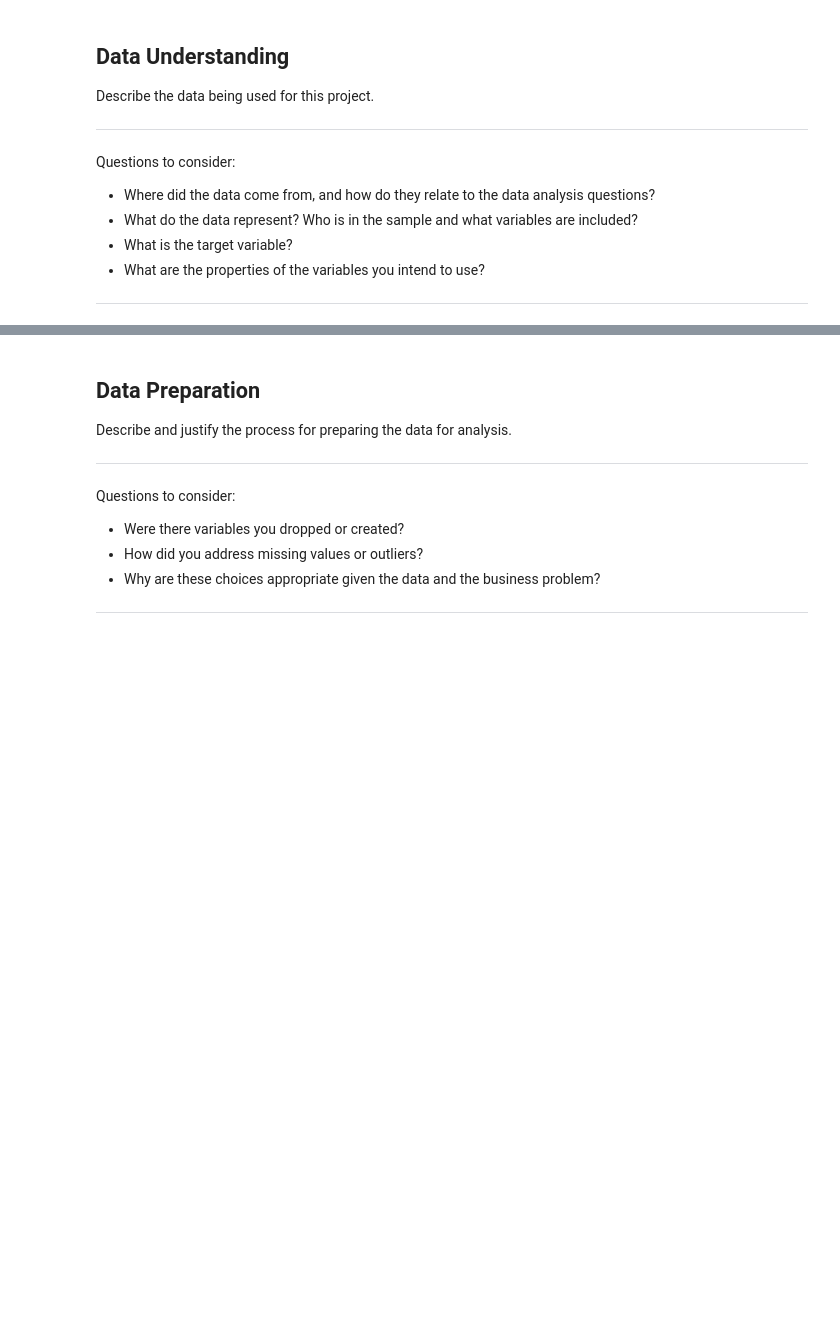
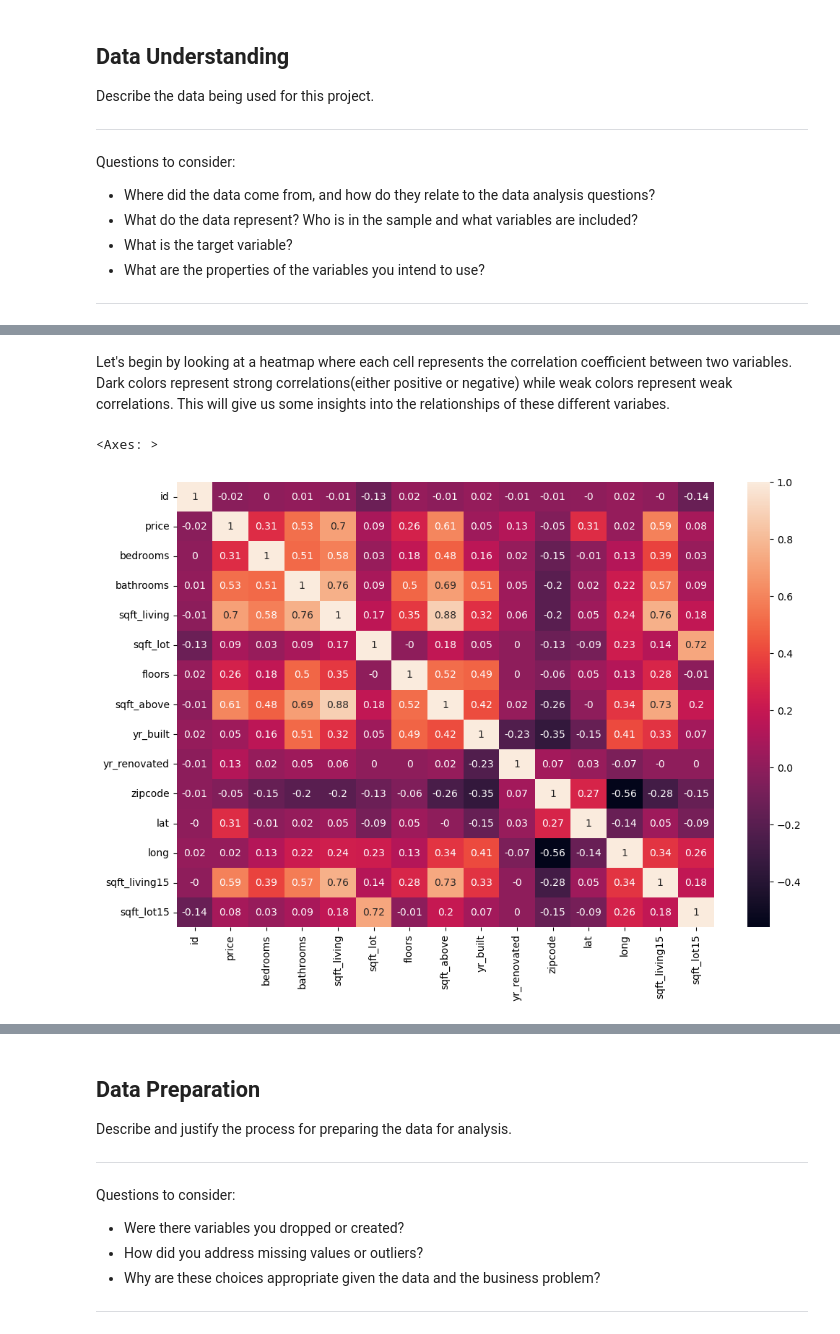
Before and after one commit to PerisWamoni/House-Sales-Analysis, a Jupyter notebook: house_sales.ipynb, the cells around one changed output, grey strips where cells are left out. Saved outputs shown, nothing was run; the diff lists cells and outputs as text; code cells hidden in the pictures; blank space fills up the shorter version.

```diff
--- a/house_sales.ipynb
+++ b/house_sales.ipynb
@@ -50,0 +201,10 @@ viz.sample_plot_1()
+# %% [markdown]
+Let's begin by looking at a heatmap where each cell represents the correlation coefficient between two variables. Dark colors represent strong correlations(either positive or negative) while weak colors represent weak correlations. This will give us some insights into the relationships of these different variabes.
+# %%
+numeric_df = df.select_dtypes(include=[np.number])
+correlation_matrix = numeric_df.corr().round(2)
+plt.figure(figsize=(12, 8))
+sns.heatmap(data=correlation_matrix, annot=True)
+# %% [output]
+<Axes: >
+[figure, added]
```
Also changed, not shown: parts of 52 cells of this notebook.
